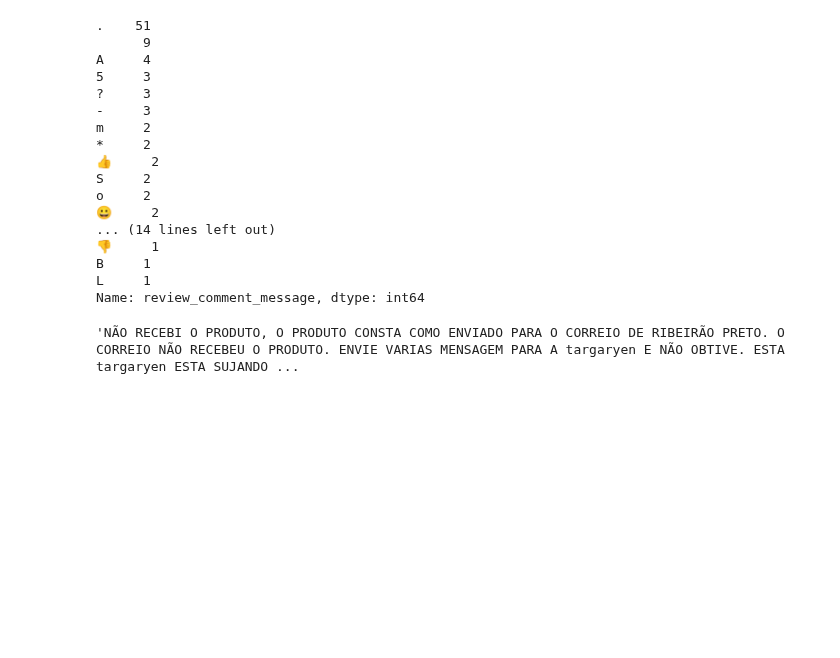
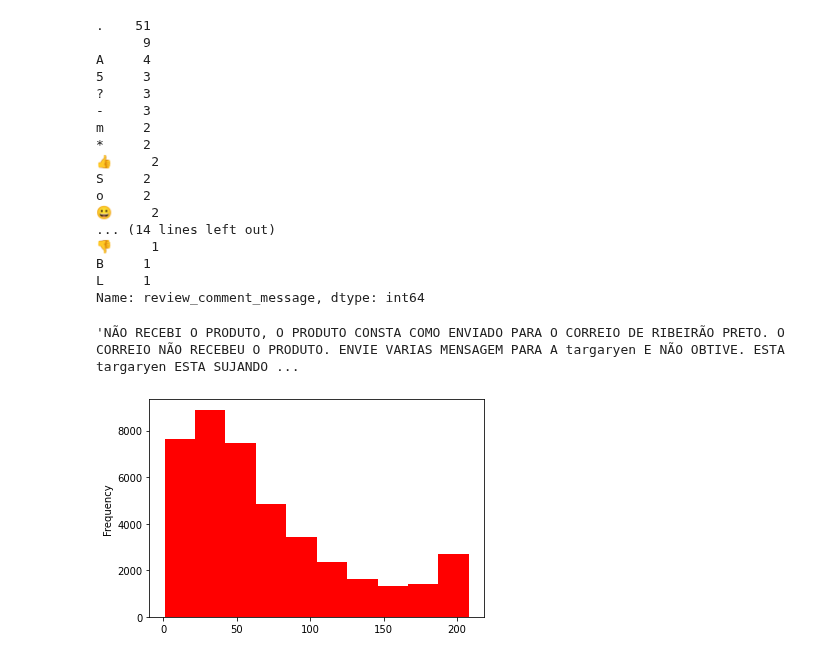
Before and after one commit to smalvar/olist-e-commerce, a Jupyter notebook: reviews_analysis.ipynb, the cells around one changed output. Drawn from its saved outputs; the diff is of its cells as text; code cells hidden in the pictures; blank space fills up the shorter version.

Commit message:
Add histogram to length of reviews

```diff
--- a/reviews_analysis.ipynb
+++ b/reviews_analysis.ipynb
@@ -295,3 +295,8 @@ Name: review_comment_message, dtype: int64
 reviews_character_length.query('length == 208.000000')['review_comment_message'].iloc[0]
 # %% [output]
 'NÃO RECEBI O PRODUTO, O PRODUTO CONSTA COMO ENVIADO PARA O CORREIO DE RIBEIRÃO PRETO. O CORREIO NÃO RECEBEU O PRODUTO. ENVIE VARIAS MENSAGEM PARA A targaryen E NÃO OBTIVE. ESTA targaryen ESTA SUJANDO ...
+# %%
+# Histograma para o tamanho dos reviews
+reviews_character_length['length'].plot(kind='hist', color='r');
+# %% [output]
+[figure, added]
```
